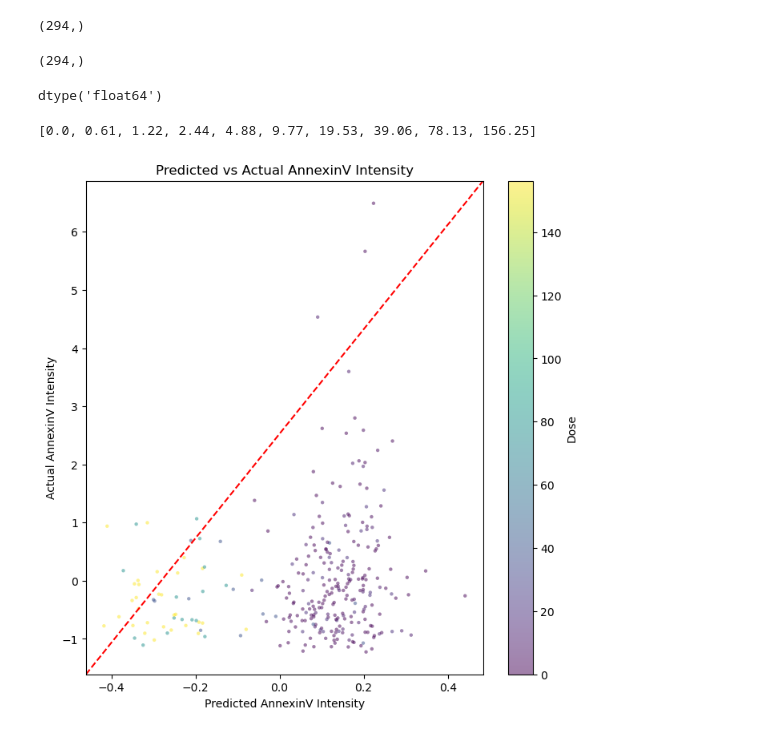
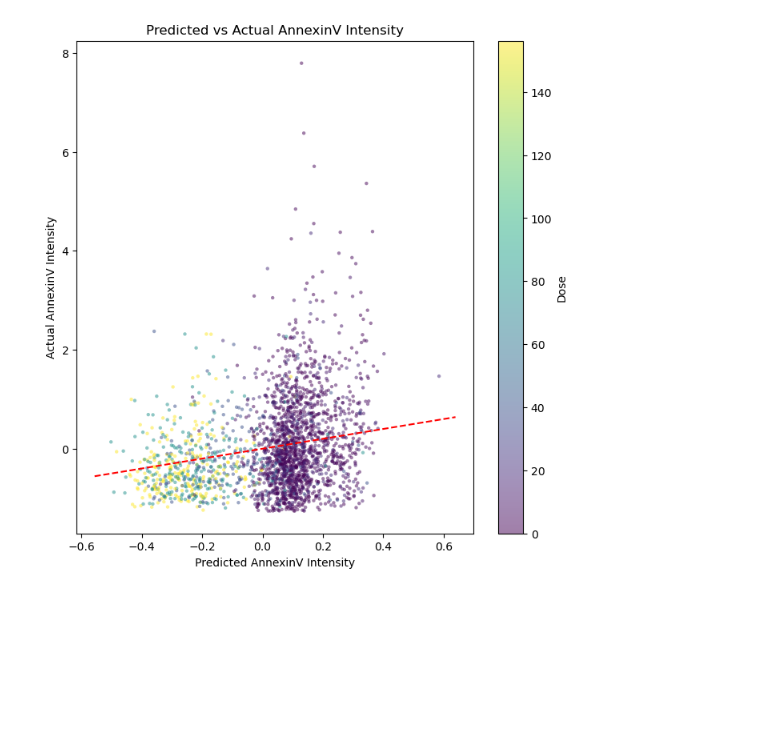
Before and after one commit to MikeLippincott/live_cell_timelapse_apoptosis_analysis, a Jupyter notebook: 7.sc_timelapse_model/notebooks/3.model_testing.ipynb, the cells around one changed output. Saved outputs shown, nothing was run; the diff lists cells and outputs as text; code cells hidden in the pictures; blank space fills up the shorter version.

```diff
--- a/7.sc_timelapse_model/notebooks/3.model_testing.ipynb
+++ b/7.sc_timelapse_model/notebooks/3.model_testing.ipynb
@@ -213,35 +259,40 @@ for model_type in dict_of_train_tests.keys():
     for train_test_key, train_test_data in tqdm.tqdm(
         dict_of_train_tests[model_type].items()
     ):
-        print(f"Training model for {train_test_key}...{model_type}")
+        print(f"Testing model for {train_test_key}...{model_type}")
         X = train_test_data["X"]
         y = train_test_data["y"]
         x_metadata = dict_of_train_tests[model_type][train_test_key]["x_metadata"]
         y_metadata = dict_of_train_tests[model_type][train_test_key]["y_metadata"]
         # find the number of NaNs
-        num_nans_X = X.isna().sum().sum()
-        num_nans_y = y.isna().sum().sum()
         with warnings.catch_warnings():
             warnings.filterwarnings("ignore", category=ConvergenceWarning)
             y_pred = dict_of_train_tests[model_type][train_test_key]["model"].predict(X)
-        print(f"y_pred shape: {y_pred.shape}")
-        print(f"y shape: {y.shape}")
         r2 = r2_score(y, y_pred)
         evs = explained_variance_score(y, y_pred)
         mae = mean_absolute_error(y, y_pred)
         mse = mean_squared_error(y, y_pred)
         rmse = np.sqrt(mse)
+        if "shuffle" in train_test_key:
+            shuffle = "Shuffled baseline"
+        else:
+            shuffle = "Model"
         print(
             f"R2: {r2:.4f}, Explained Variance Score: {evs:.4f}, MAE: {mae:.4f}, MSE: {mse:.4f}, RMSE: {rmse:.4f}"
         )
         predictions_df = pd.DataFrame(
-            y_pred, columns=y.columns if len(y.shape) > 1 else [y.name]
+            y_pred,
+            columns=dict_of_train_tests[model_type][train_test_key]["y_column_names"],
         )
         predictions_df.insert(0, "Model_type", model_type)
         predictions_df.insert(1, "Train_test_key", train_test_key)
         predictions_df.insert(2, "Model_name", train_test_data["model_name"])
         predictions_df.insert(3, "dose", x_metadata["Metadata_dose"].values)
         predictions_df.insert(4, "time", x_metadata["Metadata_Time"].values)
+        predictions_df.insert(
+            5, "sc_unique_track_id", x_metadata["Metadata_sc_unique_track_id"].values
+        )
+        predictions_df.insert(6, "shuffle", shuffle)
         stats_df = pd.DataFrame(
             {
                 "model_type": [model_type],
@@ -254,6 +305,7 @@ for model_type in dict_of_train_tests.keys():
                 "rmse": [rmse],
             }
         )
+        stats_df.insert(0, "shuffle", shuffle)
         prediction_df_list.append(predictions_df)
         stats_df_list.append(stats_df)
 # %% [output]
@@ -310,61 +346,49 @@ predictions_df.head()
-# %%
-predictions_df[
-    (predictions_df["Train_test_key"] == "test")
-    & (predictions_df["Model_type"] == "single_feature")
-][annexin_feature].shape
-# %% [output]
-(294,)
-# %%
-dict_of_train_tests["single_feature"]["test"]["y"].shape
-# %% [output]
-(294,)
-# %%
-predictions_df["dose"] = predictions_df["dose"].astype(float)
-predictions_df["dose"].dtype
-# %% [output]
-dtype('float64')
-# %%
-np.unique(predictions_df["dose"]).tolist()
-# %% [output]
-[0.0, 0.61, 1.22, 2.44, 4.88, 9.77, 19.53, 39.06, 78.13, 156.25]
 # %%
 # plot the predictions vs actual for annexin_feature
 plt.figure(figsize=(8, 8))
 
 # Get the dose values for coloring
-dose_values = dict_of_train_tests["single_feature"]["test"]["x_metadata"][
+dose_values = dict_of_train_tests["single_feature"]["train"]["x_metadata"][
     "Metadata_dose"
 ].values
 # Convert dose values to numeric to ensure proper colormap handling
 dose_values = pd.to_numeric(dose_values, errors="coerce")
 
 scatter = plt.scatter(
     predictions_df[
-        (predictions_df["Train_test_key"] == "test")
+        (predictions_df["Train_test_key"] == "train")
         & (predictions_df["Model_type"] == "single_feature")
     ][annexin_feature],
-    dict_of_train_tests["single_feature"]["test"]["y"],
+    dict_of_train_tests["single_feature"]["train"]["y"],
     alpha=0.5,
     s=10,
     c=dose_values,
     cmap="viridis",
     edgecolors="none",
 )
 
 # Add colorbar to show dose mapping
 plt.colorbar(scatter, label="Dose")
 
-# plot a linear y=x line
+# Get current axis limits
+xlims = plt.xlim()
+ylims = plt.ylim()
+
+# Use the overlapping range for the y=x line
+min_val = max(xlims[0], ylims[0])
+max_val = min(xlims[1], ylims[1])
+
+# Plot y=x line in data coordinates
 plt.plot(
-    [0, 1],
-    [0, 1],
-    transform=plt.gca().transAxes,
+    [min_val, max_val],
+    [min_val, max_val],
     color="red",
     linestyle="--",
+    label="Perfect prediction (y=x)",
 )
 plt.xlabel("Predicted AnnexinV Intensity")
 plt.ylabel("Actual AnnexinV Intensity")
 plt.title("Predicted vs Actual AnnexinV Intensity")
 plt.show()
 # %% [output]
-[figure, old version]
+[figure, new version]
```
Also changed, not shown: parts of 15 cells of this notebook, 5 other files.
